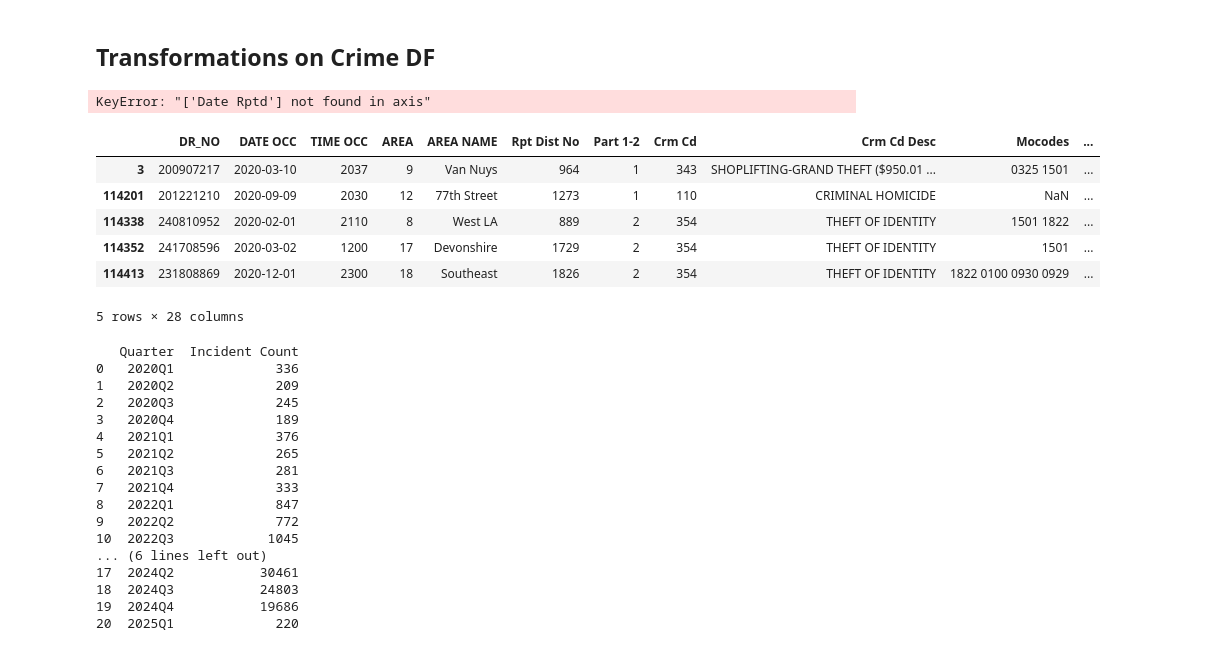
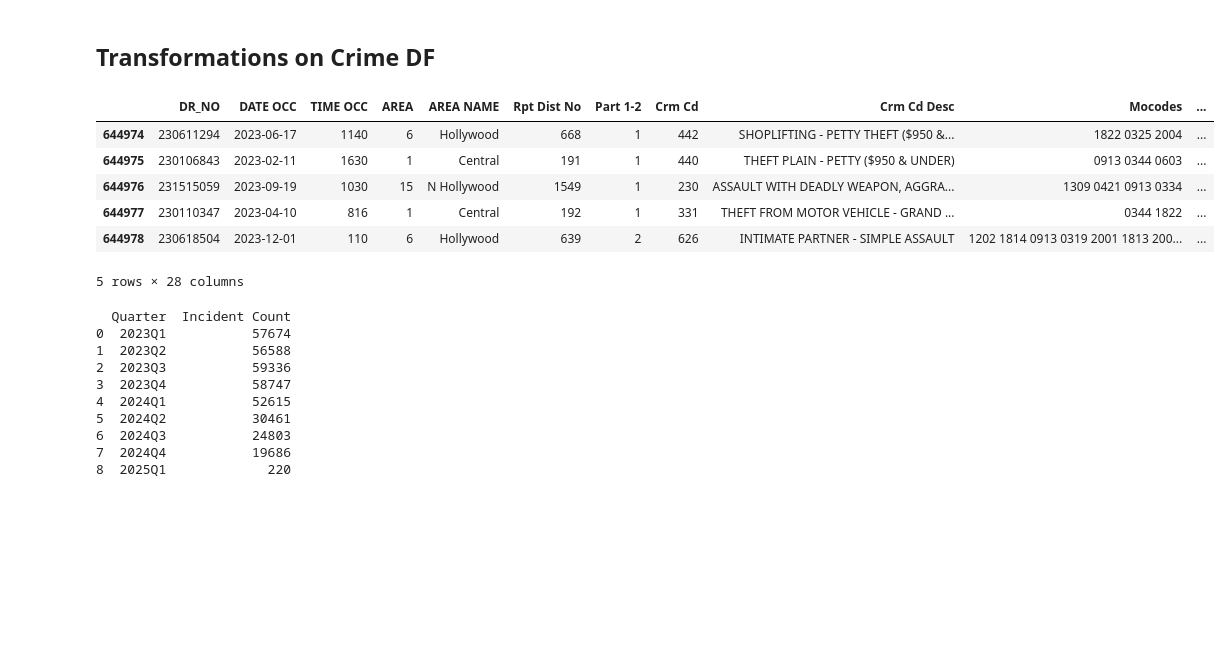
Before and after one commit to cploebell/ads-508-team-project, a Jupyter notebook: ads508_proj.ipynb, the cells around one changed output. Cells and saved outputs as stored; diff of their text form; code cells hidden in the pictures; blank space fills up the shorter version.

```diff
--- a/ads508_proj.ipynb
+++ b/ads508_proj.ipynb
@@ -558,3 +566,13 @@ Cross Street       object
 LAT               float64
 LON               float64
 dtype: object
+# %%
+# Convert date time stamps from object to datetime
+df_crime['DATE OCC'] = pd.to_datetime(df_crime['DATE OCC'], format='%m/%d/%Y %I:%M:%S %p')
+
+# will drop Date Rptd, and just use DATE OCC for the rest of the project
+df_cr = df_crime.drop('Date Rptd', axis=1)
+
+# Check the new dataframe shape and top rows
+print(df_cr.shape)
+print(df_cr.head())
@@ -561,10 +597,6 @@ dtype: object
 # %%
-#convert date times stamps from object
-df_crime['Date Rptd'] = pd.to_datetime(df_crime['Date Rptd'], format='%m/%d/%Y %I:%M:%S %p')
-df_crime['DATE OCC'] = pd.to_datetime(df_crime['DATE OCC'], format='%m/%d/%Y %I:%M:%S %p')
 #drop everything before 1/1/2023
-df_c = df_crime[(df_crime['Date Rptd'] >= pd.Timestamp('1/01/2023')) &
-                (df_crime['DATE OCC'] >= pd.Timestamp('1/01/2023'))]
+df_cr = df_cr[df_cr['DATE OCC'] >= pd.Timestamp('1/01/2023')]
 
-df_c.shape
+df_cr.shape
 # %% [output]
@@ -776,53 +817,37 @@ cat_df_24
 # Transformations
 # %% [markdown]
 ## Transformations on Crime DF
-# %%
-# For dates, we will only keep DATE OCC, so we will drop Date Rptd
-df_c = df_c.drop('Date Rptd', axis=1)
-# %% [output]
-KeyError: "['Date Rptd'] not found in axis"
 # %%
 # We want to roll date occurred to quarterly view
-
-#first we'll convert to a datetime type (from current object)
-df_c['DATE OCC'] = pd.to_datetime(df_c['DATE OCC'], format='%m/%d/%Y %I:%M:%S %p')
-
 #then create a new column, Year_Quarter
-df_c['Quarter'] = df_c['DATE OCC'].dt.year.astype(str) + 'Q' + df_c['DATE OCC'].dt.quarter.astype(str)
+df_cr['Quarter'] = df_cr['DATE OCC'].dt.year.astype(str) + 'Q' + df_cr['DATE OCC'].dt.quarter.astype(str)
 # %%
-df_c.head()
+df_cr.head()
 # %% [output]
 |  | DR_NO | DATE OCC | TIME OCC | AREA | AREA NAME | Rpt Dist No | Part 1-2 | Crm Cd | Crm Cd Desc | Mocodes | ... |
-| 3 | 200907217 | 2020-03-10 | 2037 | 9 | Van Nuys | 964 | 1 | 343 | SHOPLIFTING-GRAND THEFT ($950.01 ... | 0325 1501 | ... |
-| 114201 | 201221210 | 2020-09-09 | 2030 | 12 | 77th Street | 1273 | 1 | 110 | CRIMINAL HOMICIDE | NaN | ... |
-| 114338 | 240810952 | 2020-02-01 | 2110 | 8 | West LA | 889 | 2 | 354 | THEFT OF IDENTITY | 1501 1822 | ... |
-| 114352 | 241708596 | 2020-03-02 | 1200 | 17 | Devonshire | 1729 | 2 | 354 | THEFT OF IDENTITY | 1501 | ... |
-| 114413 | 231808869 | 2020-12-01 | 2300 | 18 | Southeast | 1826 | 2 | 354 | THEFT OF IDENTITY | 1822 0100 0930 0929 | ... |
+| 644974 | 230611294 | 2023-06-17 | 1140 | 6 | Hollywood | 668 | 1 | 442 | SHOPLIFTING - PETTY THEFT ($950 &... | 1822 0325 2004 | ... |
+| 644975 | 230106843 | 2023-02-11 | 1630 | 1 | Central | 191 | 1 | 440 | THEFT PLAIN - PETTY ($950 & UNDER) | 0913 0344 0603 | ... |
+| 644976 | 231515059 | 2023-09-19 | 1030 | 15 | N Hollywood | 1549 | 1 | 230 | ASSAULT WITH DEADLY WEAPON, AGGRA... | 1309 0421 0913 0334 | ... |
+| 644977 | 230110347 | 2023-04-10 | 816 | 1 | Central | 192 | 1 | 331 | THEFT FROM MOTOR VEHICLE - GRAND ... | 0344 1822 | ... |
+| 644978 | 230618504 | 2023-12-01 | 110 | 6 | Hollywood | 639 | 2 | 626 | INTIMATE PARTNER - SIMPLE ASSAULT | 1202 1814 0913 0319 2001 1813 200... | ... |
 5 rows × 28 columns
 # %%
 #View the incidents by quarter and year
 
-quarterly_incidents = df_c.groupby('Quarter').size().reset_index(name='Incident Count')
+quarterly_incidents = df_cr.groupby('Quarter').size().reset_index(name='Incident Count')
 
 # Display the result
 print(quarterly_incidents)
 # %% [output]
-   Quarter  Incident Count
-0   2020Q1             336
-1   2020Q2             209
-2   2020Q3             245
-3   2020Q4             189
-4   2021Q1             376
-5   2021Q2             265
-6   2021Q3             281
-7   2021Q4             333
-8   2022Q1             847
-9   2022Q2             772
-10  2022Q3            1045
-... (6 lines left out)
-17  2024Q2           30461
-18  2024Q3           24803
-19  2024Q4           19686
-20  2025Q1             220
+  Quarter  Incident Count
+0  2023Q1           57674
+1  2023Q2           56588
+2  2023Q3           59336
+3  2023Q4           58747
+4  2024Q1           52615
+5  2024Q2           30461
+6  2024Q3           24803
+7  2024Q4           19686
+8  2025Q1             220
 # %%
 # drop any other variables we've deemed irrelevant for our project
```
Also changed, not shown: parts of 13 cells of this notebook.
